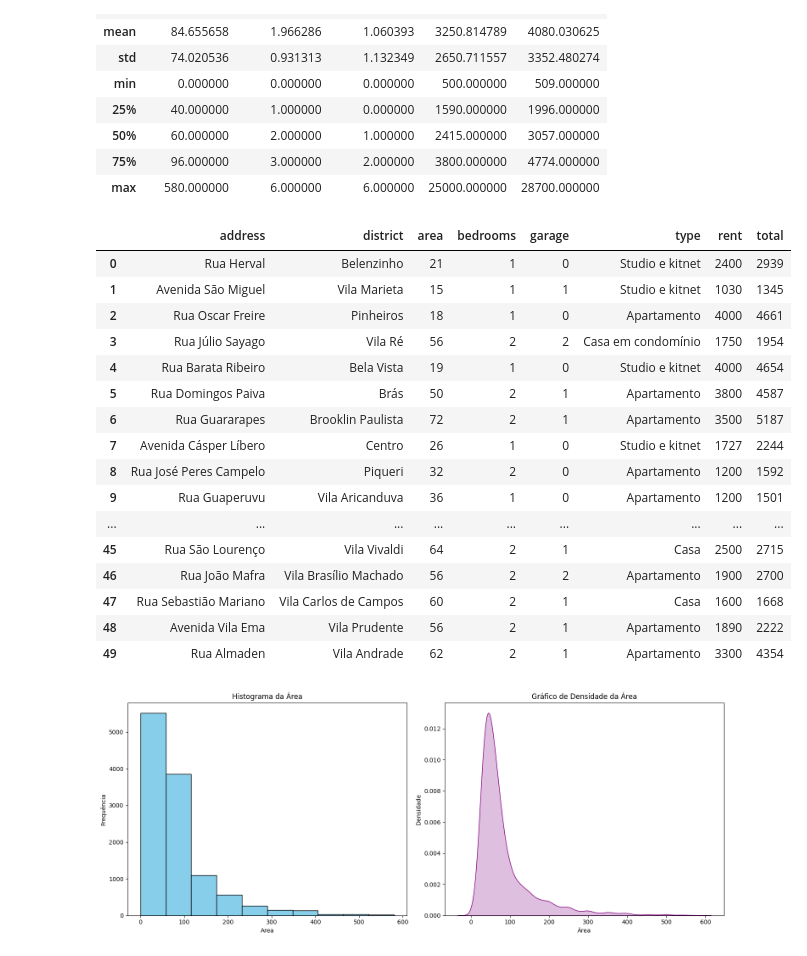
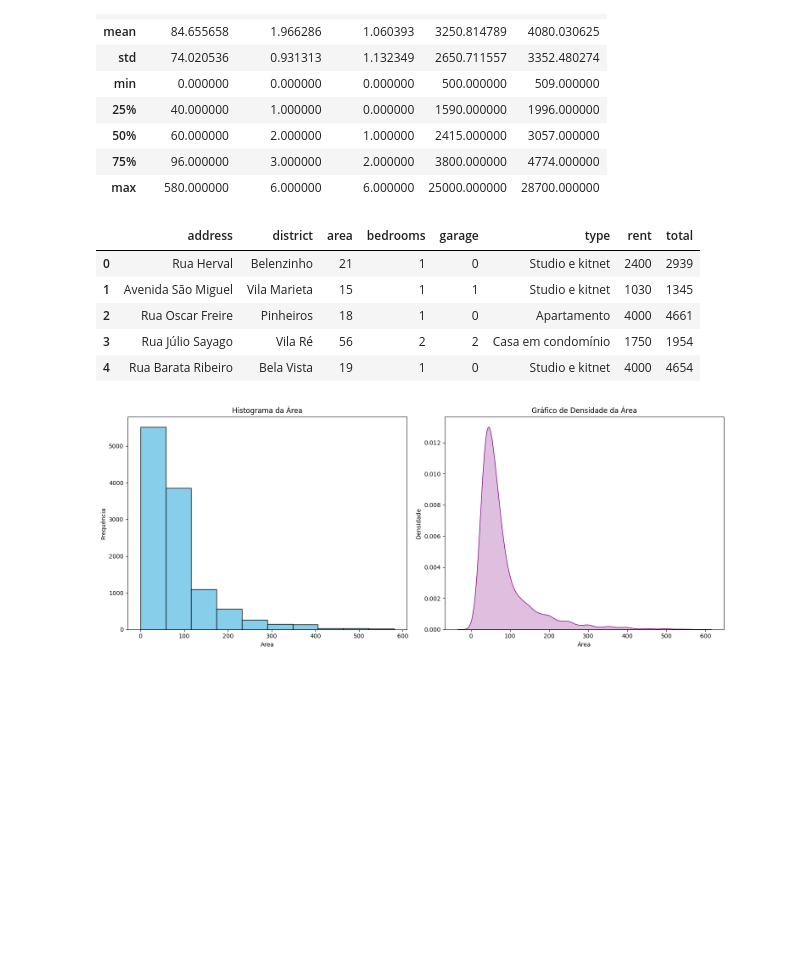
Before and after one commit to csampaio2/imoveis-sp-prediction, a Jupyter notebook: trabalho_final_imoveis_aluguel.ipynb, the cells around one changed output. Saved outputs shown, nothing was run; the diff lists cells and outputs as text; code cells hidden in the pictures; blank space fills up the shorter version.

```diff
--- a/trabalho_final_imoveis_aluguel.ipynb
+++ b/trabalho_final_imoveis_aluguel.ipynb
@@ -64,25 +58,14 @@ df.describe()
 | 75% | 96.000000 | 3.000000 | 2.000000 | 3800.000000 | 4774.000000 |
 | max | 580.000000 | 6.000000 | 6.000000 | 25000.000000 | 28700.000000 |
 # %%
-df.head(50)
+df.head()
 # %% [output]
 |  | address | district | area | bedrooms | garage | type | rent | total |
 | 0 | Rua Herval | Belenzinho | 21 | 1 | 0 | Studio e kitnet | 2400 | 2939 |
 | 1 | Avenida São Miguel | Vila Marieta | 15 | 1 | 1 | Studio e kitnet | 1030 | 1345 |
 | 2 | Rua Oscar Freire | Pinheiros | 18 | 1 | 0 | Apartamento | 4000 | 4661 |
 | 3 | Rua Júlio Sayago | Vila Ré | 56 | 2 | 2 | Casa em condomínio | 1750 | 1954 |
 | 4 | Rua Barata Ribeiro | Bela Vista | 19 | 1 | 0 | Studio e kitnet | 4000 | 4654 |
-| 5 | Rua Domingos Paiva | Brás | 50 | 2 | 1 | Apartamento | 3800 | 4587 |
-| 6 | Rua Guararapes | Brooklin Paulista | 72 | 2 | 1 | Apartamento | 3500 | 5187 |
-| 7 | Avenida Cásper Líbero | Centro | 26 | 1 | 0 | Studio e kitnet | 1727 | 2244 |
-| 8 | Rua José Peres Campelo | Piqueri | 32 | 2 | 0 | Apartamento | 1200 | 1592 |
-| 9 | Rua Guaperuvu | Vila Aricanduva | 36 | 1 | 0 | Apartamento | 1200 | 1501 |
-| ... | ... | ... | ... | ... | ... | ... | ... | ... |
-| 45 | Rua São Lourenço | Vila Vivaldi | 64 | 2 | 1 | Casa | 2500 | 2715 |
-| 46 | Rua João Mafra | Vila Brasílio Machado | 56 | 2 | 2 | Apartamento | 1900 | 2700 |
-| 47 | Rua Sebastião Mariano | Vila Carlos de Campos | 60 | 2 | 1 | Casa | 1600 | 1668 |
-| 48 | Avenida Vila Ema | Vila Prudente | 56 | 2 | 1 | Apartamento | 1890 | 2222 |
-| 49 | Rua Almaden | Vila Andrade | 62 | 2 | 1 | Apartamento | 3300 | 4354 |
 # %%
 
 fig, axes = plt.subplots(1, 2, figsize=(15, 6))
```
Also changed, not shown: parts of 45 cells of this notebook.
